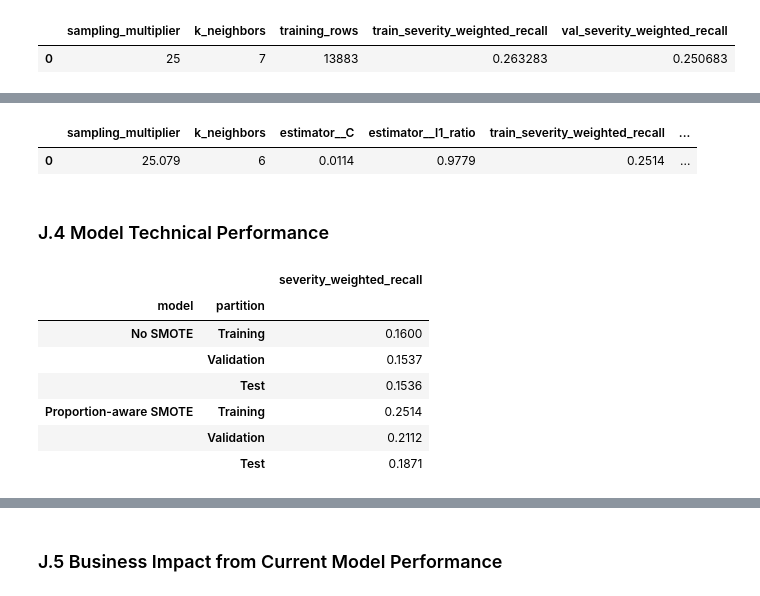
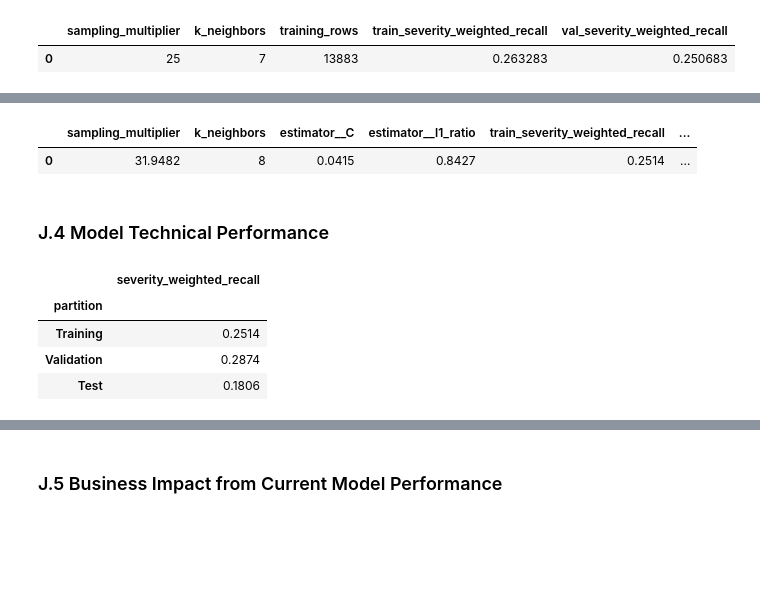
Before and after one commit to RP28/36120-26SP-AT2-26294153-experiments, a Jupyter notebook: notebooks/weather_hazard/36120_26SP_AT2_26294153_experiment_2.ipynb, the cells around one changed output, grey strips where cells are left out. Drawn from its saved outputs; the diff is of its cells as text; code cells hidden in the pictures; blank space fills up the shorter version.

```diff
--- a/notebooks/weather_hazard/36120_26SP_AT2_26294153_experiment_2.ipynb
+++ b/notebooks/weather_hazard/36120_26SP_AT2_26294153_experiment_2.ipynb
@@ -548,62 +547,41 @@ OptunaSearchCV(estimator=SMOTEClassifier(estimator=LogisticRegression(max_iter=5
 # %%
-final_model = search.best_estimator_
+optuna_output = optuna_workflow.run(weather_df, track=False)
+
+final_model = optuna_workflow.model_search_.best_estimator_
+best_index = optuna_workflow.model_search_.best_index_
 
 best_model_results = pd.DataFrame([{
-    **search.best_params_,
+    **optuna_workflow.best_params_,
     f"train_{primary_metric}": severity_weighted_recall(y_train, final_model.predict(X_train)),
-    f"val_{primary_metric}": severity_weighted_recall(y_val, final_model.predict(X_val))
+    f"val_{primary_metric}": severity_weighted_recall(y_val, final_model.predict(X_val)),
 }])
 
 display(best_model_results.round(4))
 # %% [output]
 |  | sampling_multiplier | k_neighbors | estimator__C | estimator__l1_ratio | train_severity_weighted_recall | ... |
-| 0 | 25.079 | 6 | 0.0114 | 0.9779 | 0.2514 | ... |
+| 0 | 31.9482 | 8 | 0.0415 | 0.8427 | 0.2514 | ... |
 # %% [markdown]
 ### J.4 Model Technical Performance
 # %%
-best_C = search.best_params_["estimator__C"]
-best_l1_ratio = search.best_params_["estimator__l1_ratio"]
-
-no_smote_model = LogisticRegression(
-    penalty="elasticnet",
-    solver="saga",
-    C=best_C,
-    l1_ratio=best_l1_ratio,
-    fit_intercept=True,
-    max_iter=5000,
-    random_state=42
-)
-no_smote_model.fit(X_train, y_train)
-
-models = {
-    "No SMOTE": no_smote_model,
-    "Proportion-aware SMOTE": final_model
-}
 partitions = {
     "Training": (X_train, y_train),
     "Validation": (X_val, y_val),
     "Test": (X_test, y_test)
 }
 
-technical_rows = []
+technical_performance = pd.DataFrame([
+    {
+        "partition": partition_name,
+        primary_metric: severity_weighted_recall(y, final_model.predict(X))
+    }
+    for partition_name, (X, y) in partitions.items()
+]).set_index("partition")
 
-for model_name, model in models.items():
-    for partition_name, (X, y) in partitions.items():
-        technical_rows.append({
-            "model": model_name,
-            "partition": partition_name,
-            primary_metric: severity_weighted_recall(y, model.predict(X))
-        })
-
-technical_performance = pd.DataFrame(technical_rows).set_index(["model", "partition"])
 display(technical_performance.round(4))
 # %% [output]
-|  |  | severity_weighted_recall |
-| model | partition |  |
-| No SMOTE | Training | 0.1600 |
-|  | Validation | 0.1537 |
-|  | Test | 0.1536 |
-| Proportion-aware SMOTE | Training | 0.2514 |
-|  | Validation | 0.2112 |
-|  | Test | 0.1871 |
+|  | severity_weighted_recall |
+| partition |  |
+| Training | 0.2514 |
+| Validation | 0.2874 |
+| Test | 0.1806 |
 # %%
```
Also changed, not shown: parts of 14 cells of this notebook, 5 other files.
